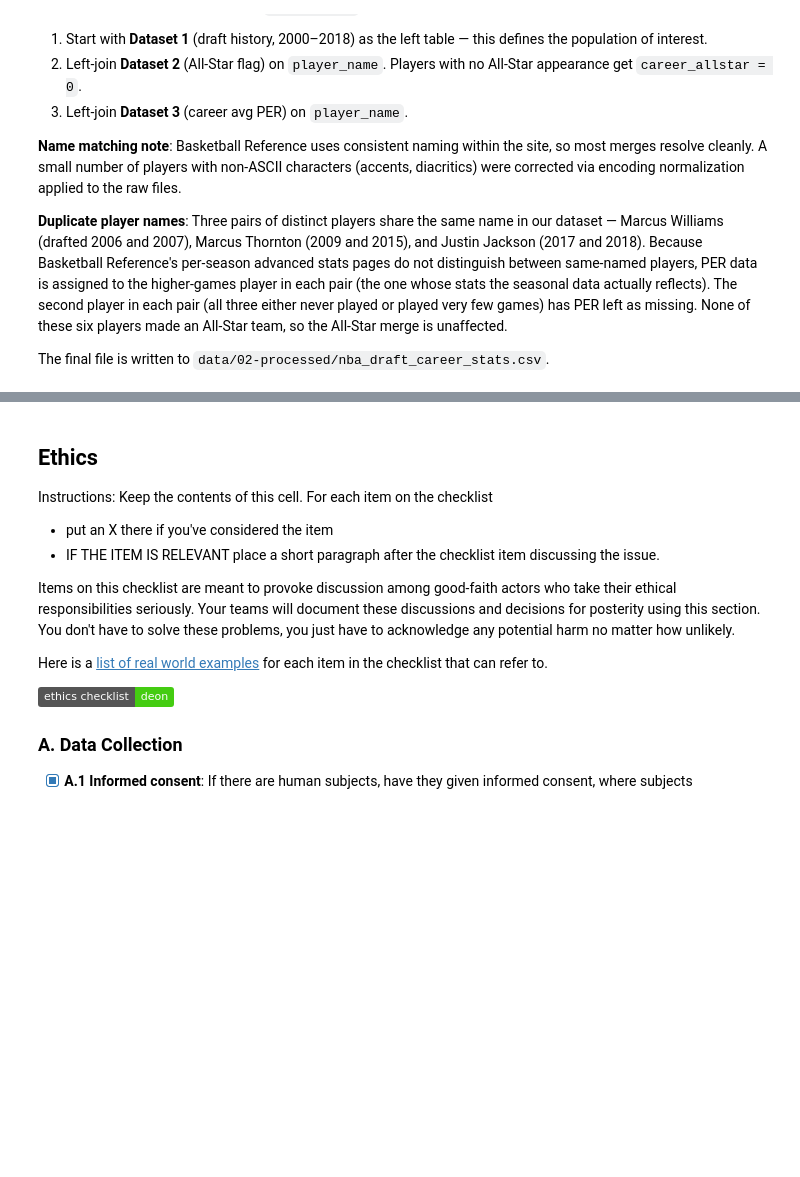
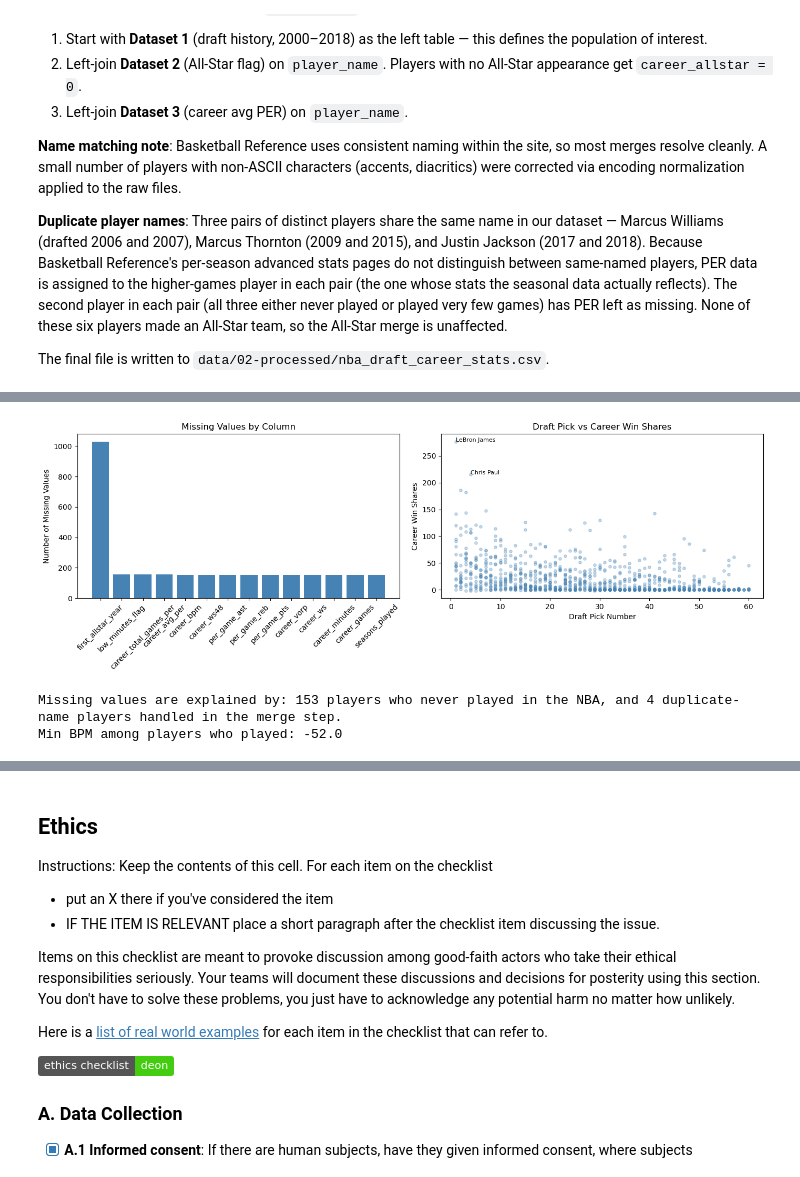
Before and after one commit to COGS108/Group-SP26-093, a Jupyter notebook: 01-DataCheckpoint.ipynb, the cells around one changed output, grey strips where cells are left out. Saved outputs shown, nothing was run; the diff lists cells and outputs as text; code cells hidden in the pictures; badges without logos; blank space fills up the shorter version.

Commit message:
add data cleanliness visualizations

```diff
--- a/01-DataCheckpoint.ipynb
+++ b/01-DataCheckpoint.ipynb
@@ -534,3 +669,35 @@ print(merged[merged['player_name'].isin(dup_names)][
+# %%
+# ── Data cleanliness visualization ────────────────────────────────────────────
+import matplotlib.pyplot as plt
+
+fig, axes = plt.subplots(1, 2, figsize=(14, 5))
+
+# Plot 1: How many missing values does each column have?
+miss_counts = merged.isna().sum().sort_values(ascending=False)
+miss_counts = miss_counts[miss_counts > 0]
+axes[0].bar(miss_counts.index, miss_counts.values, color='steelblue')
+axes[0].set_title('Missing Values by Column')
+axes[0].set_ylabel('Number of Missing Values')
+axes[0].tick_params(axis='x', rotation=45)
+
+# Plot 2: Does draft pick number relate to career Win Shares?
+played = merged[~merged['never_played']].copy()
+axes[1].scatter(played['pick_number'], played['career_ws'], alpha=0.3, s=15, color='steelblue')
+axes[1].set_xlabel('Draft Pick Number')
+axes[1].set_ylabel('Career Win Shares')
+axes[1].set_title('Draft Pick vs Career Win Shares')
+for _, row in played[played['career_ws'] > 200].iterrows():
+    axes[1].annotate(row['player_name'], xy=(row['pick_number'], row['career_ws']), fontsize=8)
+
+plt.tight_layout()
+plt.show()
+
+print(f"Missing values are explained by: 153 players who never played in the NBA, and 4 duplicate-name players handled in the merge step.")
+print(f"Min BPM among players who played: {played['career_bpm'].min()}")
+# %% [output]
+[figure, added]
+Missing values are explained by: 153 players who never played in the NBA, and 4 duplicate-name players handled in the merge step.
+Min BPM among players who played: -52.0
 # %%
 # ── Final data preview ────────────────────────────────────────────────────────
 
```
Also changed, not shown: parts of 11 cells of this notebook.
